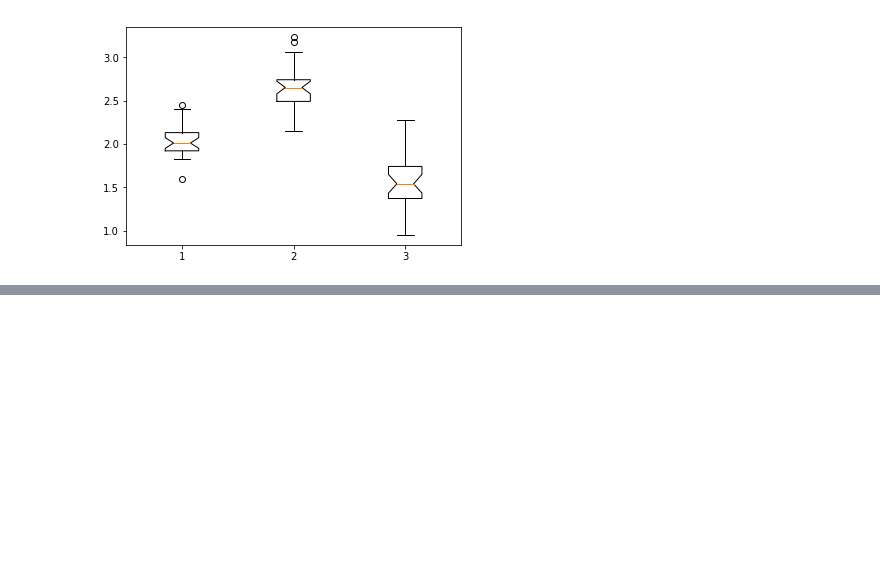
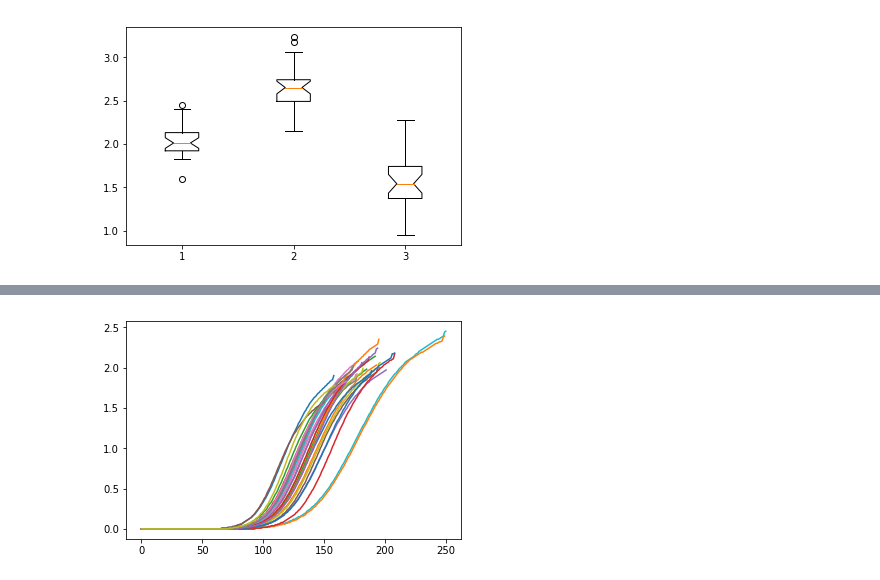
Before and after one commit to caburj/acresults, a Jupyter notebook: examples/example-01.ipynb, the cells around one changed output, grey strips where cells are left out. Drawn from its saved outputs; the diff is of its cells as text; code cells hidden in the pictures; blank space fills up the shorter version.

```diff
--- a/examples/example-01.ipynb
+++ b/examples/example-01.ipynb
@@ -46,0 +60,6 @@ x = plt.boxplot([pnnmuf.get("Run").WPet, pnwnuf.get("Run").WPet, prnmuf.get("Run
+# %%
+crop = pnnmuf.get("Crop")
+for key in crop:
+    plt.plot(crop[key].WPet.values[:-1])
+# %% [output]
+[figure, added]
```
Also changed, not shown: parts of 8 cells of this notebook, 3 other files.
